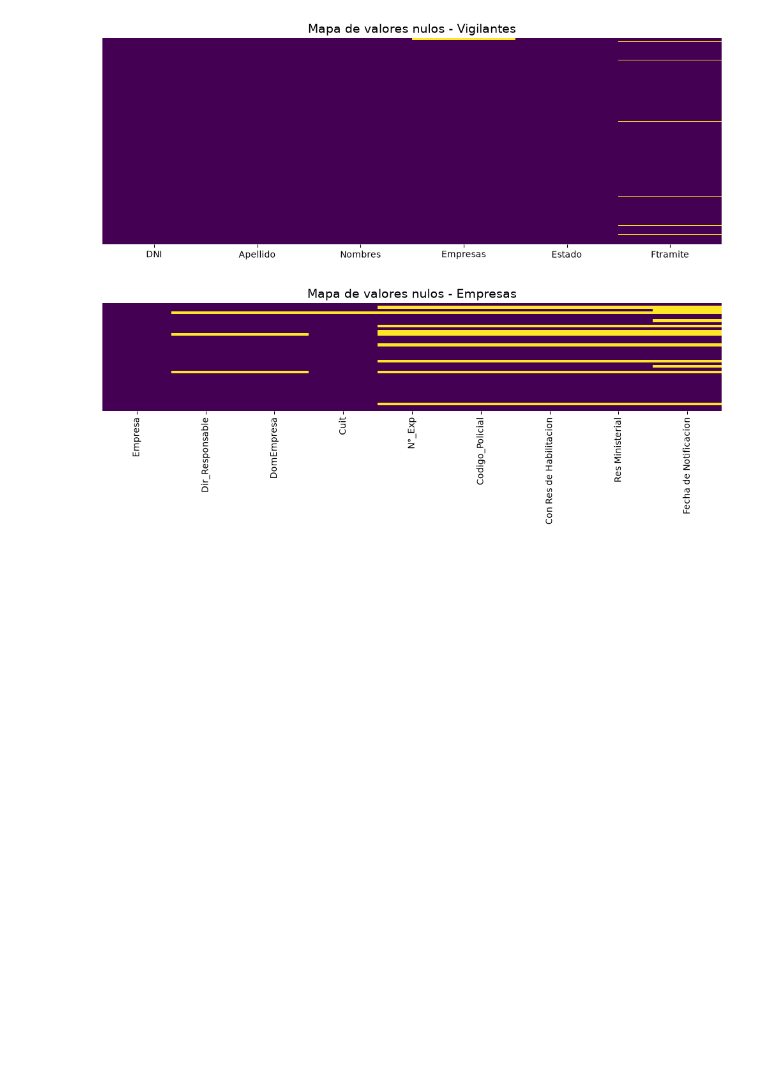
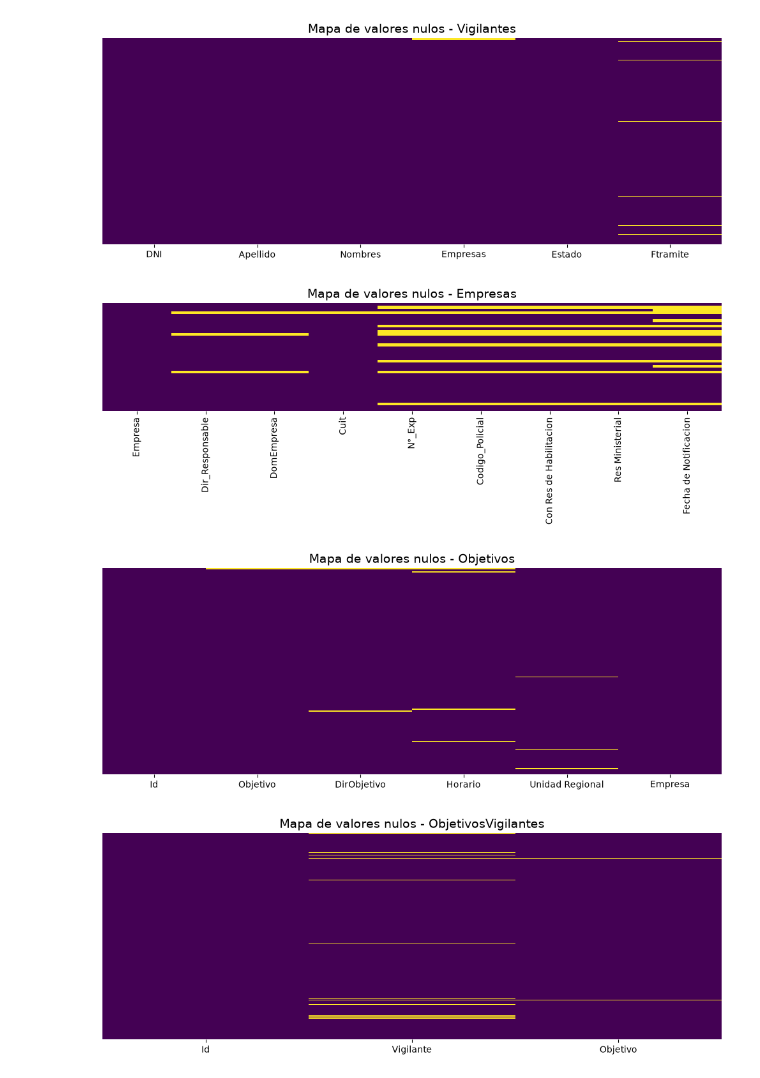
Before and after one commit to SebasFarfan/sistema_vig, a Jupyter notebook: notebooks/03_exploracion_datos.ipynb, the cells around one changed output. Saved outputs shown, nothing was run; the diff lists cells and outputs as text; code cells hidden in the pictures; blank space fills up the shorter version.

```diff
--- a/notebooks/03_exploracion_datos.ipynb
+++ b/notebooks/03_exploracion_datos.ipynb
@@ -38,7 +38,7 @@ ModuleNotFoundError: No module named 'etl'
 df_vigilantes = extraer_vigilantes(os.path.join(RUTA_DATA_RAW, 'Vigilantes.csv'))
 df_empresas = extraer_emp_seg(os.path.join(RUTA_DATA_RAW, 'Empresas.csv'))
 df_objetivos = extraer_objetivos(os.path.join(RUTA_DATA_RAW, 'OBJETIVOS.csv'))
-df_obj_vig = extraer_obj_vig(os.path.join(RUTA_DATA_RAW, 'ObjetivosVigilantes.csv'))
+df_obj_vig = extraer_obj_vig(os.path.join(RUTA_DATA_RAW, 'ObjetivoVigilante.csv'))
 df_salida = extraer_salida(os.path.join(RUTA_DATA_RAW, 'Salida.csv'))
 
 print(f'✅ Vigilantes: {df_vigilantes.shape[0]:4d} filas x  {df_vigilantes.shape[1]} columnas')
@@ -135,18 +145,23 @@ Cuit                         1        2.50  str
 # %%
 # Visualización de nulos
 import matplotlib.pyplot as plt
 import seaborn as sns
 
 def visualizar_nulos(df, nombre):
     '''Muestra un mapa de calor de valores nulos'''
     fig, ax = plt.subplots(figsize=(10, 4))
     sns.heatmap(df.isnull(), cbar=False, cmap='viridis', yticklabels=False, ax=ax)
     ax.set_title(f'Mapa de valores nulos - {nombre}', fontsize=14)
     plt.tight_layout()
     plt.show()
 
 visualizar_nulos(df_vigilantes, 'Vigilantes')
 visualizar_nulos(df_empresas, 'Empresas')
+visualizar_nulos(df_objetivos, 'Objetivos')
+visualizar_nulos(df_obj_vig, 'ObjetivosVigilantes')
+visualizar_nulos(df_salida, 'Salida')
 # %% [output]
 [figure]
 [figure]
+[figure, added]
+[figure, added]
```
Also changed, not shown: parts of 6 cells of this notebook.
